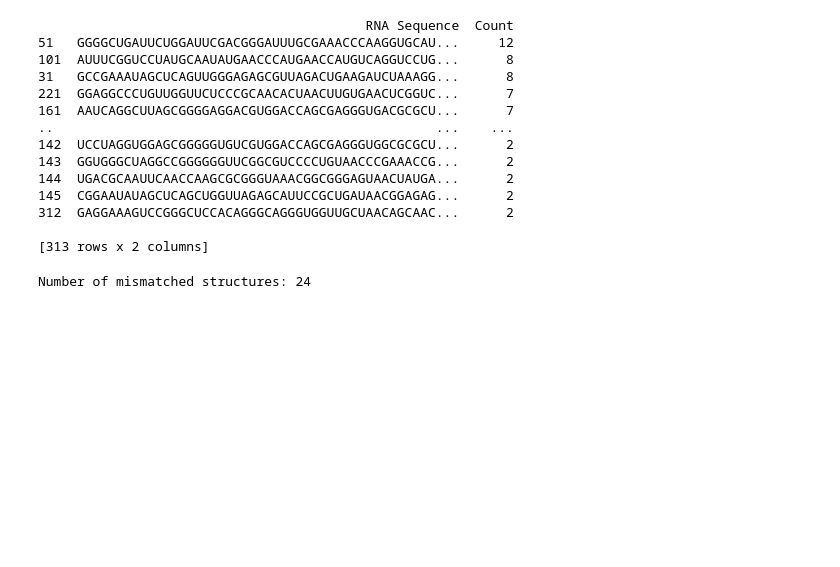
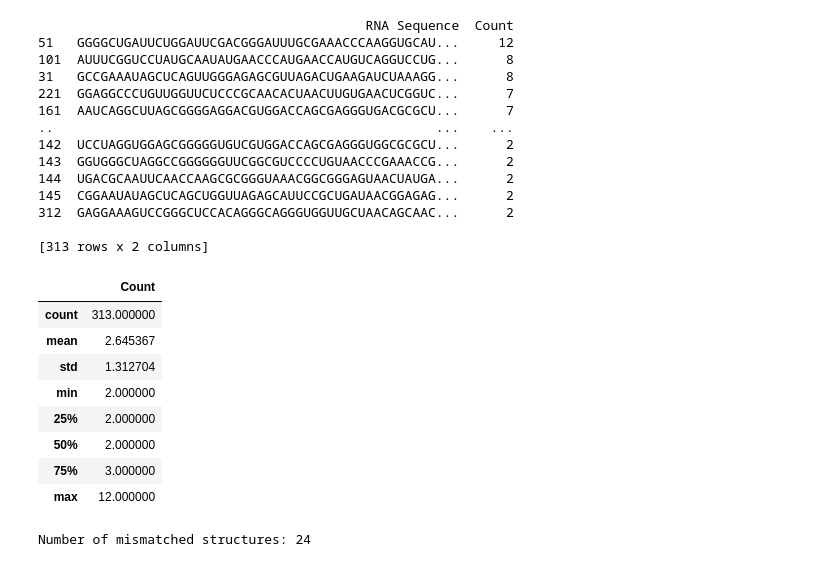
Before and after one commit to fishnsotong/rna-ss, a Jupyter notebook: notebooks/01-eda.ipynb, the cells around one changed output. Drawn from its saved outputs; the diff is of its cells as text; code cells hidden in the pictures; blank space fills up the shorter version.

```diff
--- a/notebooks/01-eda.ipynb
+++ b/notebooks/01-eda.ipynb
@@ -284,6 +286,18 @@ print(duplicates_df)
 312  GAGGAAAGUCCGGGCUCCACAGGGCAGGGUGGUUGCUAACAGCAAC...      2
 
 [313 rows x 2 columns]
+# %%
+duplicates_df.describe()
+# %% [output]
+|  | Count |
+| count | 313.000000 |
+| mean | 2.645367 |
+| std | 1.312704 |
+| min | 2.000000 |
+| 25% | 2.000000 |
+| 50% | 2.000000 |
+| 75% | 3.000000 |
+| max | 12.000000 |
 # %%
 # TODO: please optimise, this takes too long to run!
 
```
Also changed, not shown: parts of 5 cells of this notebook, 1 other file.
